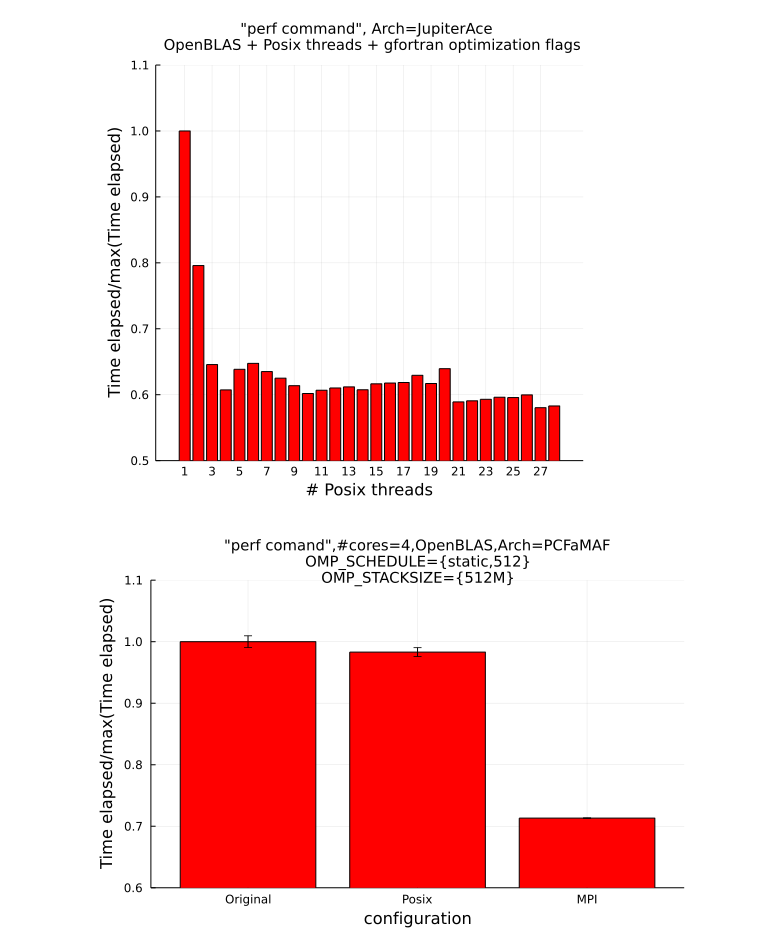
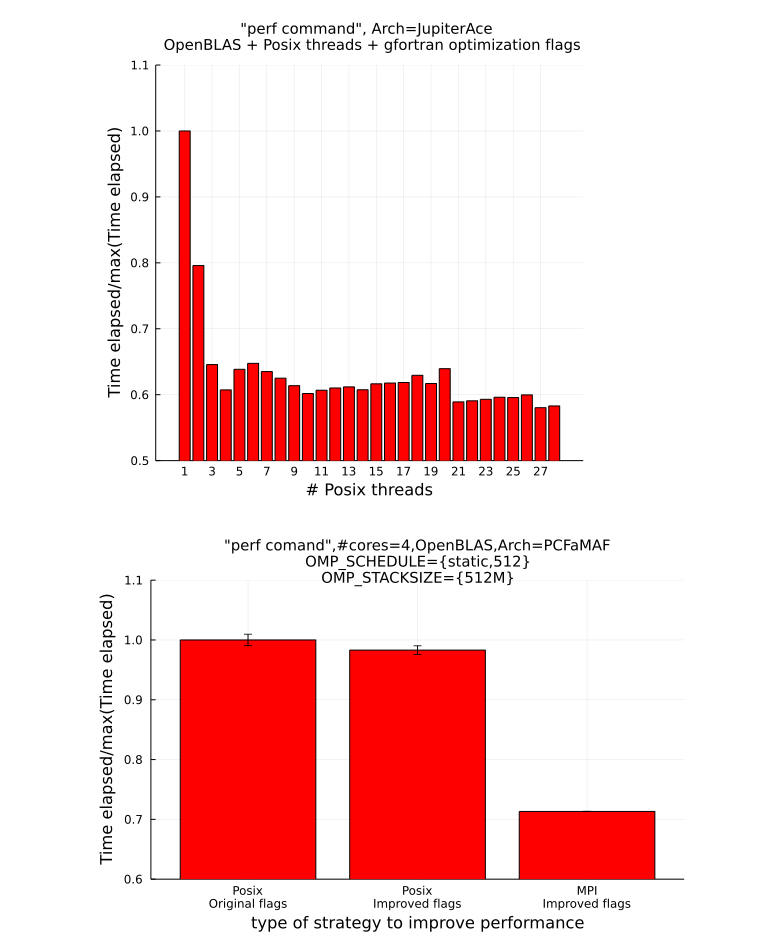
Before and after one commit to mendzmartin/mctdh_cp2021, a Jupyter notebook: double_quantum_dot_model/qdot_02/energies_vs_lambda/study_of_performance_04/results.ipynb, the cells around one changed output. Saved outputs shown, nothing was run; the diff lists cells and outputs as text; code cells hidden in the pictures.

```diff
--- a/double_quantum_dot_model/qdot_02/energies_vs_lambda/study_of_performance_04/results.ipynb
+++ b/double_quantum_dot_model/qdot_02/energies_vs_lambda/study_of_performance_04/results.ipynb
@@ -355,18 +355,18 @@ display(plot1);
 # %% [output]
 [figure]
 # %%
-conf=["Original","Posix","MPI"]
+conf=["Posix\nOriginal flags","Posix\nImproved flags","MPI\nImproved flags"]
 time = [1338.65,1315.97,954.777]
 timeErr = [12.81,9.63,0.382]
 plt1 = plot(    conf,time/maximum(time),seriestype =:bar,
                 yerrorbar=timeErr/maximum(time),ylims=(0.6,1.1),
                 color="red",label="")
 plot1 = plot!(  plt1,
                 title="\"perf comand\",#cores=4,OpenBLAS,Arch=PCFaMAF\nOMP_SCHEDULE={static,512}\nOMP_STACKSIZE={512M}",
                 titlefontsize=10,
-                xlabel="configuration",
+                xlabel="type of strategy to improve performance",
                 ylabel="Time elapsed/max(Time elapsed)")
-savefig(plot1,"./plots/MPIvsPOSIXpdf");
+savefig(plot1,"./plots/MPIvsPOSIX.pdf");
 display(plot1);
 # %% [output]
-[figure, old version]
+[figure, new version]
```
Also changed, not shown: 4 other files.
